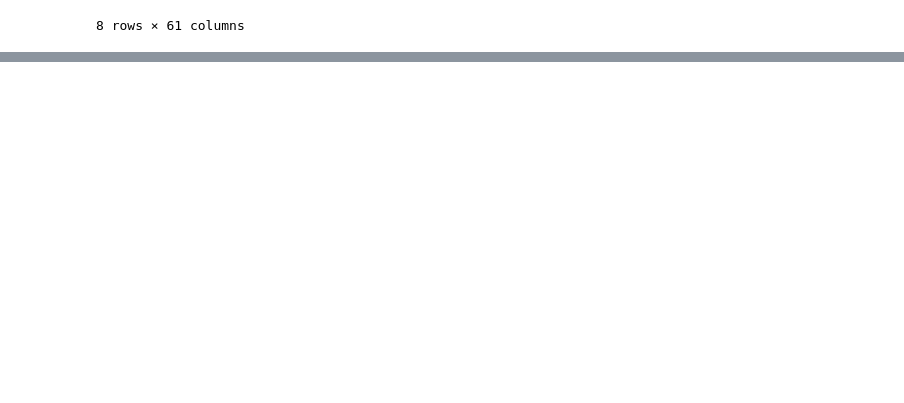
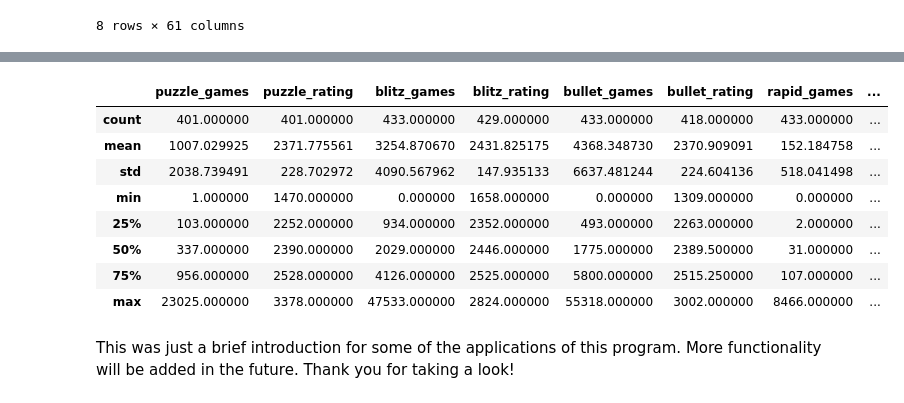
Before and after one commit to Kazutadashi/lichess-player-data-analyzer, a Jupyter notebook: present.ipynb, the cells around one changed output, grey strips where cells are left out. Drawn from its saved outputs; the diff is of its cells as text; code cells hidden in the pictures; blank space fills up the shorter version.

```diff
--- a/present.ipynb
+++ b/present.ipynb
@@ -60,0 +108,15 @@ low_title_df.describe()
+# %%
+low_title_df[['puzzle_games','puzzle_rating','blitz_games','blitz_rating','bullet_games','bullet_rating','rapid_games','rapid_rating','storm_runs',
+'storm_score','racer_runs','racer_score','streak_runs','streak_score','profile_fideRating']].describe()
+# %% [output]
+|  | puzzle_games | puzzle_rating | blitz_games | blitz_rating | bullet_games | bullet_rating | rapid_games | ... |
+| count | 401.000000 | 401.000000 | 433.000000 | 429.000000 | 433.000000 | 418.000000 | 433.000000 | ... |
+| mean | 1007.029925 | 2371.775561 | 3254.870670 | 2431.825175 | 4368.348730 | 2370.909091 | 152.184758 | ... |
+| std | 2038.739491 | 228.702972 | 4090.567962 | 147.935133 | 6637.481244 | 224.604136 | 518.041498 | ... |
+| min | 1.000000 | 1470.000000 | 0.000000 | 1658.000000 | 0.000000 | 1309.000000 | 0.000000 | ... |
+| 25% | 103.000000 | 2252.000000 | 934.000000 | 2352.000000 | 493.000000 | 2263.000000 | 2.000000 | ... |
+| 50% | 337.000000 | 2390.000000 | 2029.000000 | 2446.000000 | 1775.000000 | 2389.500000 | 31.000000 | ... |
+| 75% | 956.000000 | 2528.000000 | 4126.000000 | 2525.000000 | 5800.000000 | 2515.250000 | 107.000000 | ... |
+| max | 23025.000000 | 3378.000000 | 47533.000000 | 2824.000000 | 55318.000000 | 3002.000000 | 8466.000000 | ... |
+# %% [markdown]
+This was just a brief introduction for some of the applications of this program. More functionality will be added in the future. Thank you for taking a look!
```
Also changed, not shown: parts of 6 cells of this notebook.
